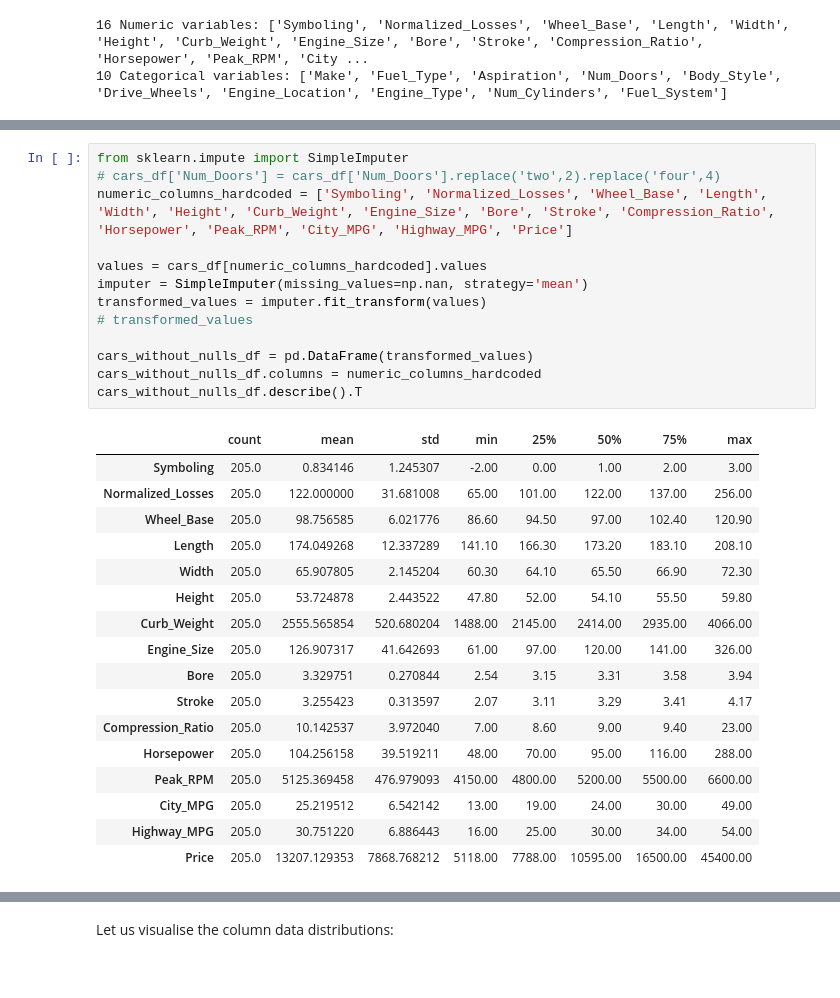
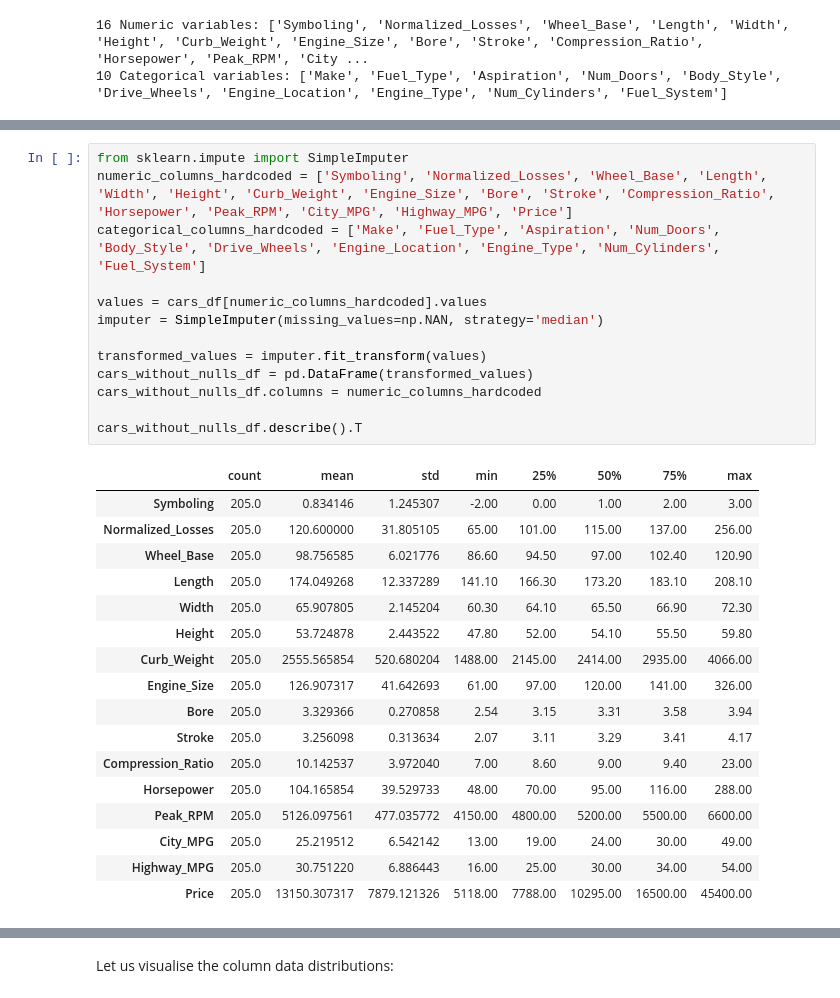
Before and after one commit to yabbou/python-data-science, a Jupyter notebook: project_3.ipynb, the cells around one changed output, grey strips where cells are left out. Cells and saved outputs as stored; diff of their text form.

```diff
--- a/project_3.ipynb
+++ b/project_3.ipynb
@@ -215,31 +258,31 @@ Imputation appears necessary to change some of the numeric columns from type str
 # %%
 from sklearn.impute import SimpleImputer
-# cars_df['Num_Doors'] = cars_df['Num_Doors'].replace('two',2).replace('four',4)
 numeric_columns_hardcoded = ['Symboling', 'Normalized_Losses', 'Wheel_Base', 'Length', 'Width', 'Height', 'Curb_Weight', 'Engine_Size', 'Bore', 'Stroke', 'Compression_Ratio', 'Horsepower', 'Peak_RPM', 'City_MPG', 'Highway_MPG', 'Price']
+categorical_columns_hardcoded = ['Make', 'Fuel_Type', 'Aspiration', 'Num_Doors', 'Body_Style', 'Drive_Wheels', 'Engine_Location', 'Engine_Type', 'Num_Cylinders', 'Fuel_System']
 
 values = cars_df[numeric_columns_hardcoded].values
-imputer = SimpleImputer(missing_values=np.nan, strategy='mean')
+imputer = SimpleImputer(missing_values=np.NAN, strategy='median')
+
 transformed_values = imputer.fit_transform(values)
-# transformed_values
-
 cars_without_nulls_df = pd.DataFrame(transformed_values)
 cars_without_nulls_df.columns = numeric_columns_hardcoded
+
 cars_without_nulls_df.describe().T
 # %% [output]
 |  | count | mean | std | min | 25% | 50% | 75% | max |
 | Symboling | 205.0 | 0.834146 | 1.245307 | -2.00 | 0.00 | 1.00 | 2.00 | 3.00 |
-| Normalized_Losses | 205.0 | 122.000000 | 31.681008 | 65.00 | 101.00 | 122.00 | 137.00 | 256.00 |
+| Normalized_Losses | 205.0 | 120.600000 | 31.805105 | 65.00 | 101.00 | 115.00 | 137.00 | 256.00 |
 | Wheel_Base | 205.0 | 98.756585 | 6.021776 | 86.60 | 94.50 | 97.00 | 102.40 | 120.90 |
 | Length | 205.0 | 174.049268 | 12.337289 | 141.10 | 166.30 | 173.20 | 183.10 | 208.10 |
 | Width | 205.0 | 65.907805 | 2.145204 | 60.30 | 64.10 | 65.50 | 66.90 | 72.30 |
 | Height | 205.0 | 53.724878 | 2.443522 | 47.80 | 52.00 | 54.10 | 55.50 | 59.80 |
 | Curb_Weight | 205.0 | 2555.565854 | 520.680204 | 1488.00 | 2145.00 | 2414.00 | 2935.00 | 4066.00 |
 | Engine_Size | 205.0 | 126.907317 | 41.642693 | 61.00 | 97.00 | 120.00 | 141.00 | 326.00 |
-| Bore | 205.0 | 3.329751 | 0.270844 | 2.54 | 3.15 | 3.31 | 3.58 | 3.94 |
-| Stroke | 205.0 | 3.255423 | 0.313597 | 2.07 | 3.11 | 3.29 | 3.41 | 4.17 |
+| Bore | 205.0 | 3.329366 | 0.270858 | 2.54 | 3.15 | 3.31 | 3.58 | 3.94 |
+| Stroke | 205.0 | 3.256098 | 0.313634 | 2.07 | 3.11 | 3.29 | 3.41 | 4.17 |
 | Compression_Ratio | 205.0 | 10.142537 | 3.972040 | 7.00 | 8.60 | 9.00 | 9.40 | 23.00 |
-| Horsepower | 205.0 | 104.256158 | 39.519211 | 48.00 | 70.00 | 95.00 | 116.00 | 288.00 |
-| Peak_RPM | 205.0 | 5125.369458 | 476.979093 | 4150.00 | 4800.00 | 5200.00 | 5500.00 | 6600.00 |
+| Horsepower | 205.0 | 104.165854 | 39.529733 | 48.00 | 70.00 | 95.00 | 116.00 | 288.00 |
+| Peak_RPM | 205.0 | 5126.097561 | 477.035772 | 4150.00 | 4800.00 | 5200.00 | 5500.00 | 6600.00 |
 | City_MPG | 205.0 | 25.219512 | 6.542142 | 13.00 | 19.00 | 24.00 | 30.00 | 49.00 |
 | Highway_MPG | 205.0 | 30.751220 | 6.886443 | 16.00 | 25.00 | 30.00 | 34.00 | 54.00 |
-| Price | 205.0 | 13207.129353 | 7868.768212 | 5118.00 | 7788.00 | 10595.00 | 16500.00 | 45400.00 |
+| Price | 205.0 | 13150.307317 | 7879.121326 | 5118.00 | 7788.00 | 10295.00 | 16500.00 | 45400.00 |
```
Also changed, not shown: parts of 60 cells of this notebook.
